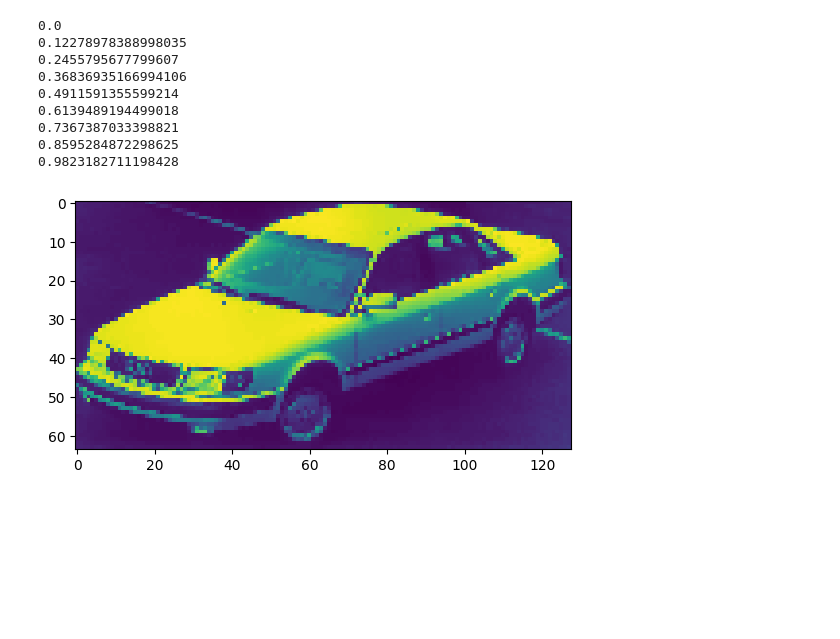
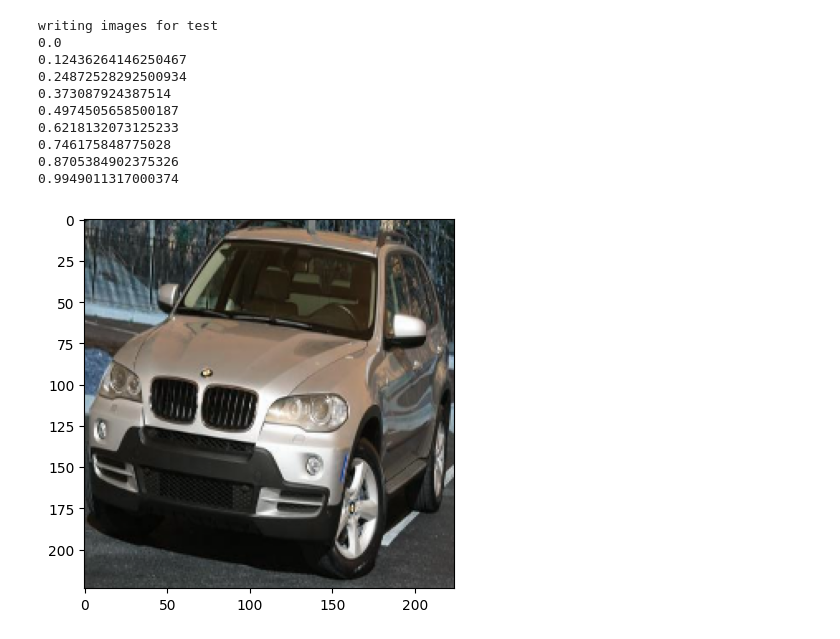
Before and after one commit to sudo-style/Car-Classification, a Jupyter notebook: Car_Kaggle_Comp_4.ipynb, the cells around one changed output. Drawn from its saved outputs; the diff is of its cells as text; code cells hidden in the pictures; blank space fills up the shorter version.

```diff
--- a/Car_Kaggle_Comp_4.ipynb
+++ b/Car_Kaggle_Comp_4.ipynb
@@ -17,7 +17,8 @@ def load_image(image_num, dataset_split = 'train'):
     if dataset_split == 'test': _ = '../Car Kaggle Comp/car-classification-with-adversarial-defense/cars_testing_image/car_test_with_adv_attack/'
     return cv2.imread(_ + image_num)
 
-def write_image(img, class_num, image_num):
+# training only right now
+def write_image(img, class_num, image_num, dataset_split = 'train'):
     cv2.imwrite(f'../Car Kaggle Comp/data/{class_num}/{image_num}', img)
 
 
@@ -54,7 +55,7 @@ def get_csv(dataset_split = 'train'):
 def write_test_image(img, image_num):
     cv2.imwrite(f'../Car Kaggle Comp/test_data/{image_num}', img)
 
-def write_test_images(dataset_split = 'test', resolution = (128, 64)):
+def write_test_images(dataset_split = 'test', resolution = (224, 224)):
     for i, row in enumerate(test_csv.iterrows()):
         # show progress
         if i % 1000 == 0: print(i/len(test_csv))
@@ -73,7 +74,7 @@ def write_test_images(dataset_split = 'test', resolution = (128, 64)):
         img = img[y1:y2, x1:x2]
 
         img = cv2.resize(img, resolution)
-        img = grayscale(img)
+        #img = grayscale(img)
 
         plt.imshow(img)
         write_test_image(img, image_num)
@@ -81,7 +82,7 @@ def write_test_images(dataset_split = 'test', resolution = (128, 64)):
 def write_train_image(img, class_num, image_num):
     cv2.imwrite(f'../Car Kaggle Comp/data/{class_num}/{image_num}', img)
 
-def write_train_images(dataset_split = 'train', resolution = (128, 64)):
+def write_train_images(dataset_split = 'train', resolution = (224, 224)):
     for i, row in enumerate(train_csv.iterrows()):
         # show progress
         if i % 1000 == 0: print(i/len(train_csv))
@@ -106,46 +107,55 @@ def write_train_images(dataset_split = 'train', resolution = (128, 64)):
         write_image(img, class_num, image_num)
 
 
-def write_images(dataset_split = 'train', resolution = (128, 64)):
+def write_images(dataset_split = 'train', resolution = (224, 224)):
+    print(f'writing images for {dataset_split}:')
     csv = get_csv(dataset_split)
 
     for i, row in enumerate(csv.iterrows()):
         # show progress
         if i % 1000 == 0: print(i/len(csv))
 
         row = row[1]
 
         if dataset_split == 'train': class_num = row['Class']
 
         image_num = row['image']
 
         img = load_image(row['image'], dataset_split)
 
         x1 = row['x1']
         y1 = row['y1']
         x2 = row['x2']
         y2 = row['y2']
         img = img[y1:y2, x1:x2]
 
         img = cv2.resize(img, resolution)
-        img = grayscale(img)
+        #img = grayscale(img)
 
         plt.imshow(img)
-        write_image(img, class_num, image_num)
+
+        if dataset_split == 'test':
+            write_test_image(img, image_num)
+
+        else:
+            write_image(img, class_num, image_num)
+
+    print(f'done writing images for {dataset_split}.')
 
 #write_images('train')
 #write_images('test')
 # %% [output]
+writing images for test
 0.0
-0.12278978388998035
-0.2455795677799607
-0.36836935166994106
-0.4911591355599214
-0.6139489194499018
-0.7367387033398821
-0.8595284872298625
-0.9823182711198428
+0.12436264146250467
+0.24872528292500934
+0.373087924387514
+0.4974505658500187
+0.6218132073125233
+0.746175848775028
+0.8705384902375326
+0.9949011317000374
-[figure, old version]
+[figure, new version]
 # %%
 def write_test_image(img, image_num):
     cv2.imwrite(f'../Car Kaggle Comp/test_data/{image_num}', img)
```
Also changed, not shown: parts of 10 cells of this notebook.
